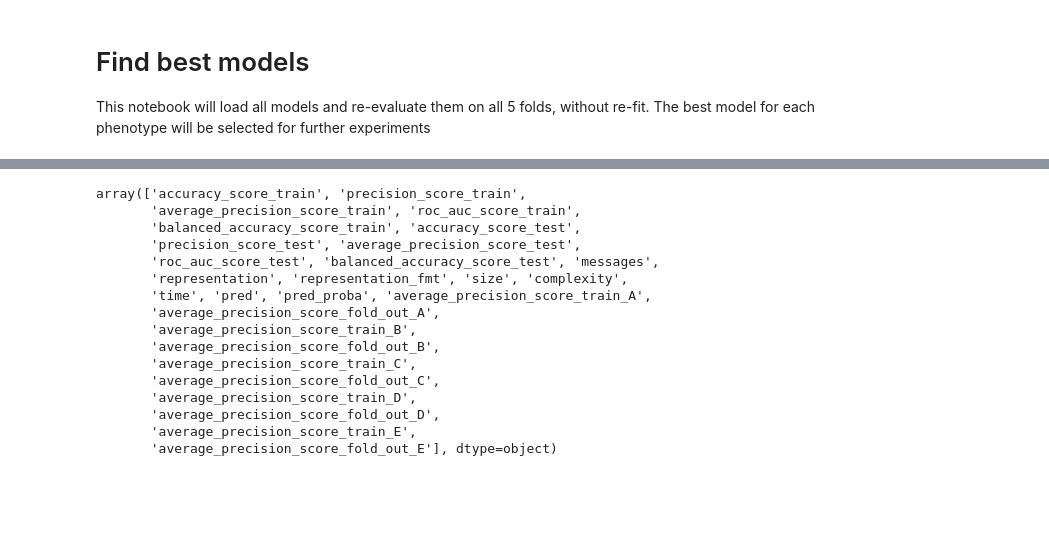
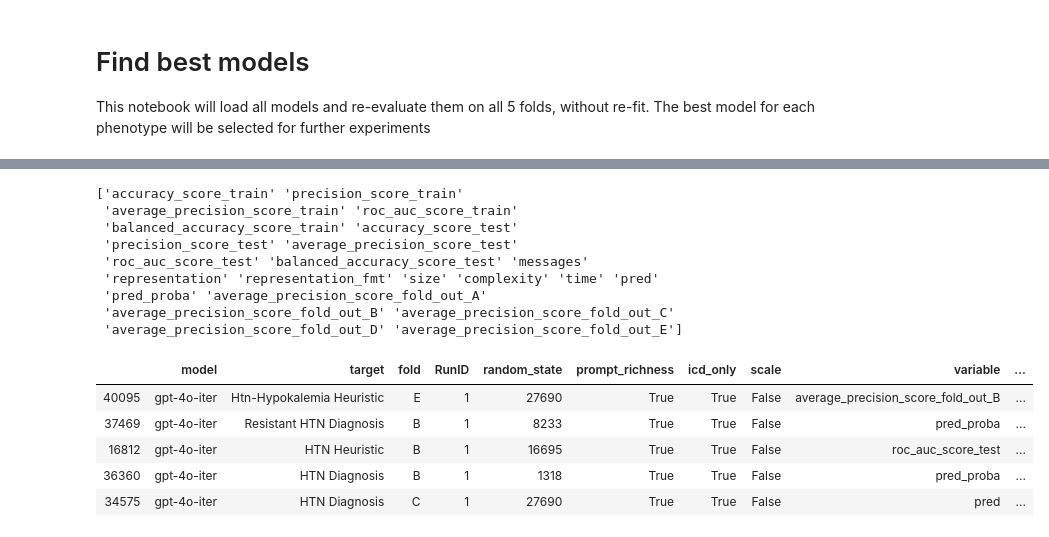
Before and after one commit to cavalab/htn-phenotyping-with-llms, a Jupyter notebook: notebooks/03. find best models.ipynb, the cells around one changed output, grey strips where cells are left out. Cells and saved outputs as stored; diff of their text form; code cells hidden in the pictures; blank space fills up the shorter version.

```diff
--- a/notebooks/03. find best models.ipynb
+++ b/notebooks/03. find best models.ipynb
@@ -190,22 +186,22 @@ Index(['accuracy_score_train', 'precision_score_train',
-# %%
-results_df_melted.variable.unique()
-# %% [output]
-array(['accuracy_score_train', 'precision_score_train',
-       'average_precision_score_train', 'roc_auc_score_train',
-       'balanced_accuracy_score_train', 'accuracy_score_test',
-       'precision_score_test', 'average_precision_score_test',
-       'roc_auc_score_test', 'balanced_accuracy_score_test', 'messages',
-       'representation', 'representation_fmt', 'size', 'complexity',
-       'time', 'pred', 'pred_proba', 'average_precision_score_train_A',
-       'average_precision_score_fold_out_A',
-       'average_precision_score_train_B',
-       'average_precision_score_fold_out_B',
-       'average_precision_score_train_C',
-       'average_precision_score_fold_out_C',
-       'average_precision_score_train_D',
-       'average_precision_score_fold_out_D',
-       'average_precision_score_train_E',
-       'average_precision_score_fold_out_E'], dtype=object)
+# %%
+print(results_df_melted.variable.unique())
+display(results_df_melted.sample(5))
+# %% [output]
+['accuracy_score_train' 'precision_score_train'
+ 'average_precision_score_train' 'roc_auc_score_train'
+ 'balanced_accuracy_score_train' 'accuracy_score_test'
+ 'precision_score_test' 'average_precision_score_test'
+ 'roc_auc_score_test' 'balanced_accuracy_score_test' 'messages'
+ 'representation' 'representation_fmt' 'size' 'complexity' 'time' 'pred'
+ 'pred_proba' 'average_precision_score_fold_out_A'
+ 'average_precision_score_fold_out_B' 'average_precision_score_fold_out_C'
+ 'average_precision_score_fold_out_D' 'average_precision_score_fold_out_E']
+|  | model | target | fold | RunID | random_state | prompt_richness | icd_only | scale | variable | ... |
+| 40095 | gpt-4o-iter | Htn-Hypokalemia Heuristic | E | 1 | 27690 | True | True | False | average_precision_score_fold_out_B | ... |
+| 37469 | gpt-4o-iter | Resistant HTN Diagnosis | B | 1 | 8233 | True | True | False | pred_proba | ... |
+| 16812 | gpt-4o-iter | HTN Heuristic | B | 1 | 16695 | True | True | False | roc_auc_score_test | ... |
+| 36360 | gpt-4o-iter | HTN Diagnosis | B | 1 | 1318 | True | True | False | pred_proba | ... |
+| 34575 | gpt-4o-iter | HTN Diagnosis | C | 1 | 27690 | True | True | False | pred | ... |
 # %%
 for prompt_richness in [True,False]:
     for icd_only in [True,False]:
```
Also changed, not shown: parts of 2 cells of this notebook, 2 other files.
